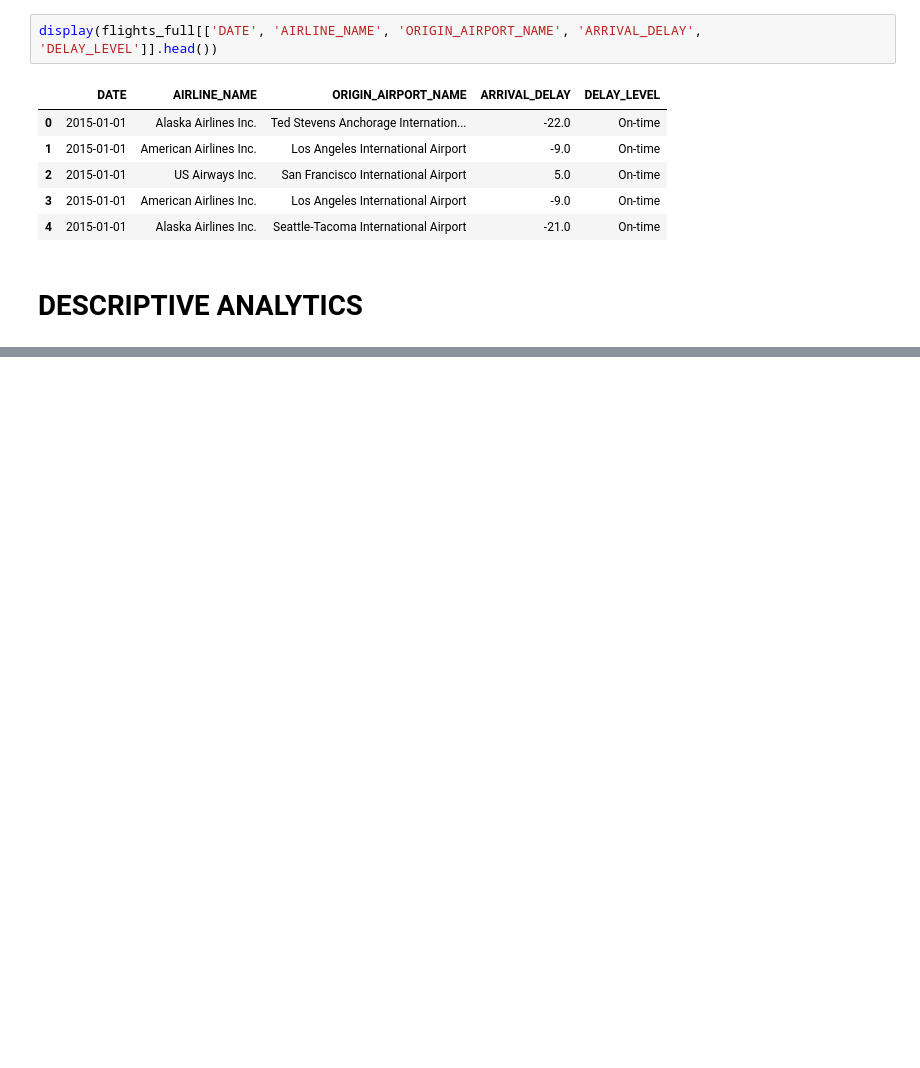
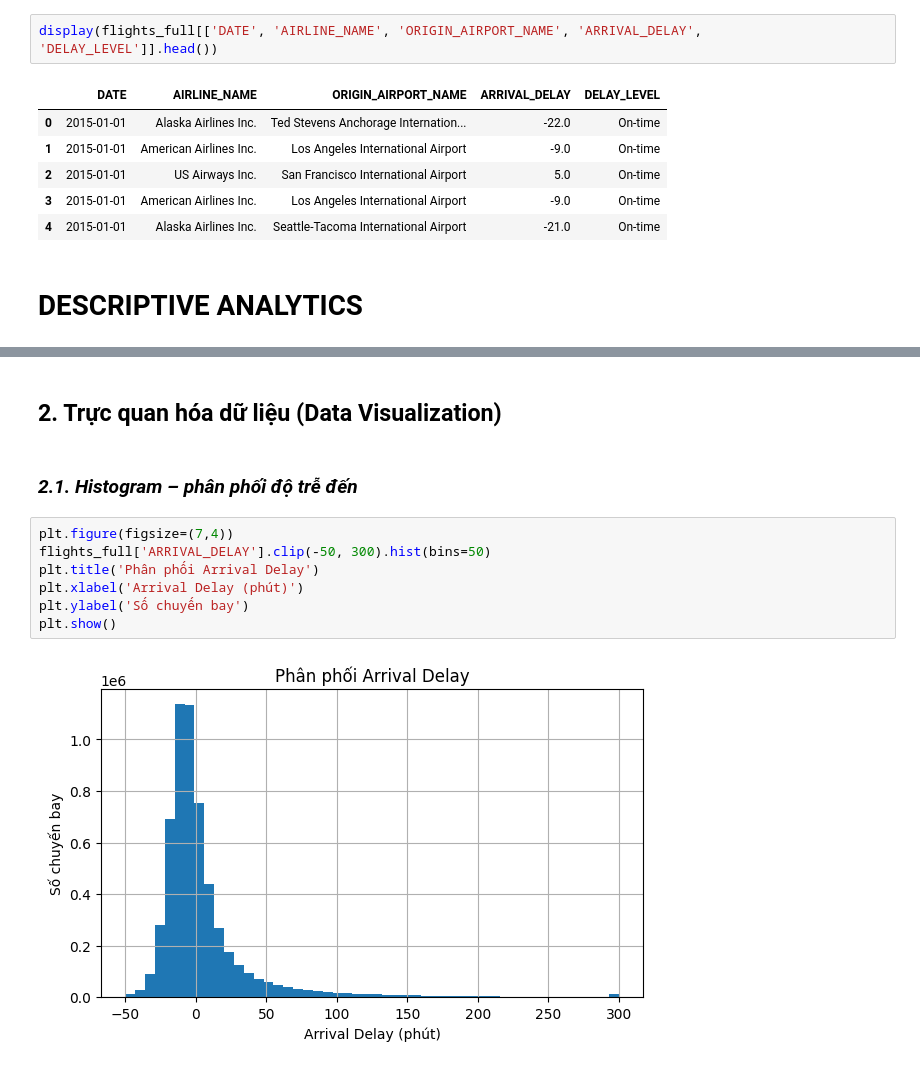
Before and after one commit to pngy87/-PTDLNC-GOOGLE-COLAB, a Jupyter notebook: ĐỒ_ÁN_ADA_.ipynb, the cells around one changed output, grey strips where cells are left out. Saved outputs shown, nothing was run; the diff lists cells and outputs as text; blank space fills up the shorter version.

```diff
--- a/ĐỒ_ÁN_ADA_.ipynb
+++ b/ĐỒ_ÁN_ADA_.ipynb
@@ -1063,0 +863,13 @@ plt.show()
+# %% [markdown]
+## **2. Trực quan hóa dữ liệu (Data Visualization)**
+# %% [markdown]
+### *2.1. Histogram – phân phối độ trễ đến*
+# %%
+plt.figure(figsize=(7,4))
+flights_full['ARRIVAL_DELAY'].clip(-50, 300).hist(bins=50)
+plt.title('Phân phối Arrival Delay')
+plt.xlabel('Arrival Delay (phút)')
+plt.ylabel('Số chuyến bay')
+plt.show()
+# %% [output]
+[figure, added]
```
Also changed, not shown: parts of 47 cells of this notebook.
